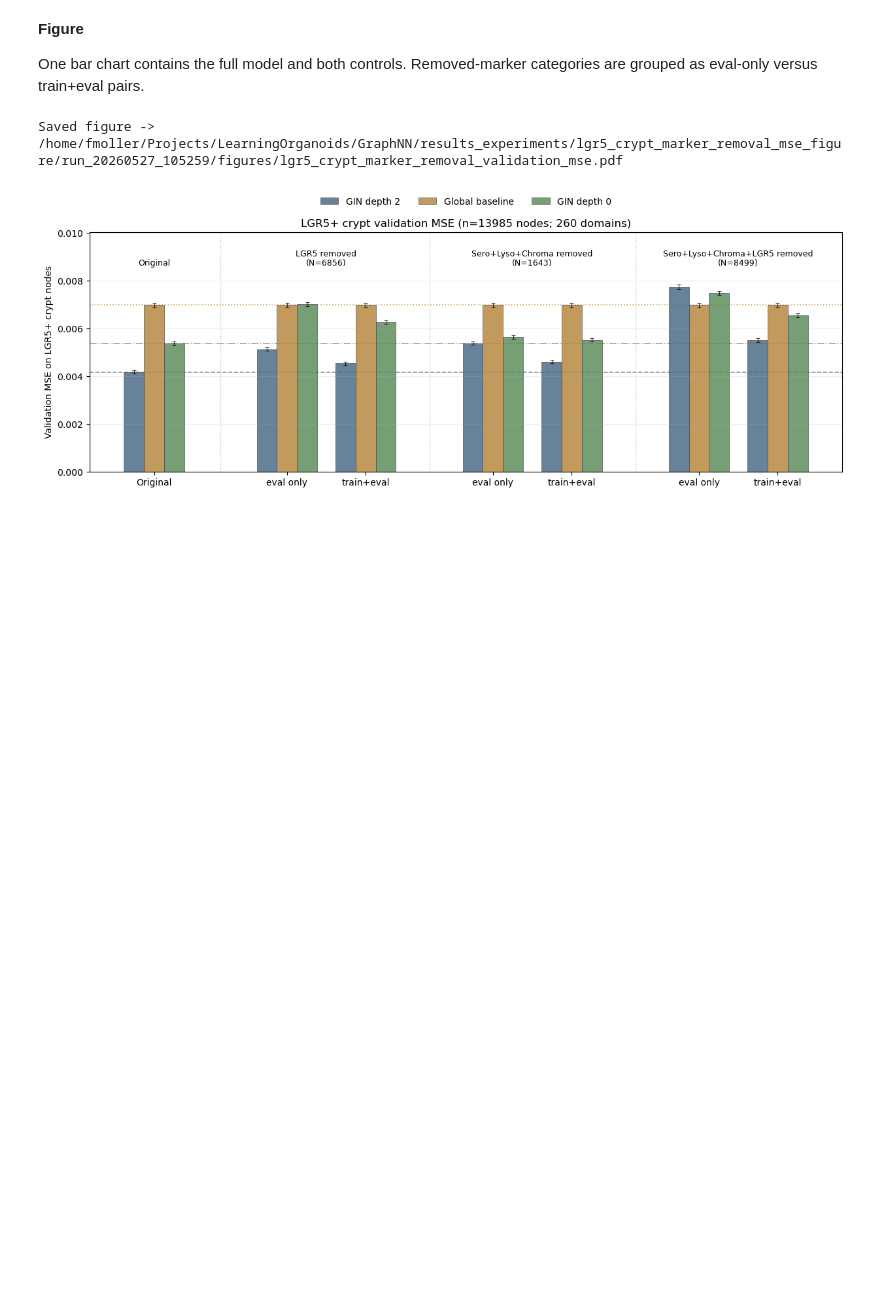
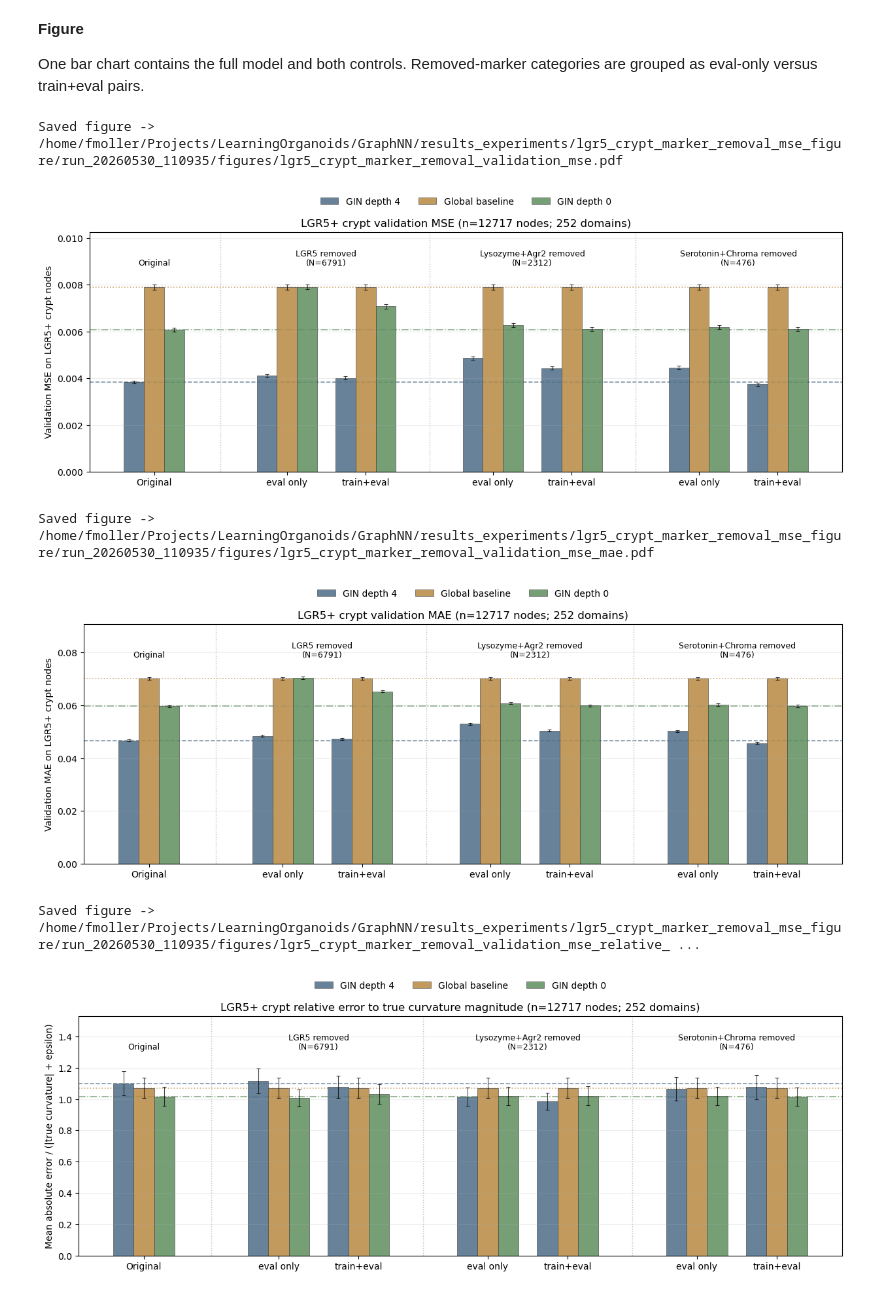
Before and after one commit to fskovbo/organoid_GNN, a Jupyter notebook: experiments/lgr5_crypt_marker_removal_mse_figure.ipynb, the cells around one changed output. Drawn from its saved outputs; the diff is of its cells as text; code cells hidden in the pictures; blank space fills up the shorter version.

Commit message:
Started using new dataset and included option in all experiments to exclude day3p5

```diff
--- a/experiments/lgr5_crypt_marker_removal_mse_figure.ipynb
+++ b/experiments/lgr5_crypt_marker_removal_mse_figure.ipynb
@@ -38,7 +38,7 @@ cuda         = True
 The settings mirror the current experiment notebooks. `REMOVAL_SETS` defines the marker-removal categories; each non-original category is evaluated both as eval-only removal and as train+eval removal.
 # %%
 # Data and target settings
-DATASET_NAME = "mean_curvature_smooth"
+DATASET_NAME = "fixed_new"
 TARGET_INDICES = [0]
 TARGET_INDEX_FOR_PLOTS = 0
 USE_GLOBAL_FEATURES = True
@@ -60,7 +60,7 @@ OUTLIER_CLIP_QUANTILES = (0.005, 0.995)
 VAL_FRAC = 0.3
 SPLIT_SEED = None
 DCRYPT_FIELD = "d_crypts_graph"
-DCRYPT_CRYPT_MAX = 0.75
+DCRYPT_CRYPT_MAX = 0.7
 LGR5_MARKER_NAME = "LGR5"
 
 # Marker-removal categories
@@ -71,21 +71,21 @@ REMOVAL_SETS = [
         "markers": ["LGR5"],
     },
     {
-        "key": "slc_removed",
-        "label": "Sero+Lyso+Chroma removed",
-        "markers": ["Serotonin", "Lysozyme", "Chroma"],
+        "key": "lysozyme_agr2_removed",
+        "label": "Lysozyme+Agr2 removed",
+        "markers": ["Lysozyme", "Agr2"],
     },
     {
-        "key": "slc_lgr5_removed",
-        "label": "Sero+Lyso+Chroma+LGR5 removed",
-        "markers": ["Serotonin", "Lysozyme", "Chroma", "LGR5"],
+        "key": "serotonin_chroma_removed",
+        "label": "Serotonin+Chroma removed",
+        "markers": ["Serotonin", "Chroma"],
     },
 ]
 
 # Model settings
 MODEL_CLASS = "GINCurvature"
-NUM_LAYERS = 2
-HIDDEN_DIM = 4 * 64
+NUM_LAYERS = 4
+HIDDEN_DIM = 2 * 64
 DROPOUT = 0.1
 NORM = "batch"
 RESIDUAL = True
@@ -784,7 +857,7 @@ Saved metrics -> /home/fmoller/Projects/LearningOrganoids/GraphNN/results_experi
 
 One bar chart contains the full model and both controls. Removed-marker categories are grouped as eval-only versus train+eval pairs.
 # %%
-def plot_lgr5_crypt_mse(metrics_df):
+def plot_lgr5_crypt_error_metric(metrics_df, metric_col, sem_col, ylabel, title, filename):
     model_order = ["model", "global_baseline", "gin_depth0"]
     model_labels = {
         "model": f"GIN depth {NUM_LAYERS}",
@@ -848,8 +921,8 @@ def plot_lgr5_crypt_mse(metrics_df):
             ]
             if len(row) != 1:
                 raise ValueError(f"Expected one row for {category_key}/{mode_key}/{model_key}, got {len(row)}")
-            heights.append(float(row["mse"].iloc[0]))
-            errors.append(float(row["sem_mse"].iloc[0]))
+            heights.append(float(row[metric_col].iloc[0]))
+            errors.append(float(row[sem_col].iloc[0]))
         ax.bar(
             np.asarray(x_positions) + model_offset,
             heights,
@@ -864,7 +937,7 @@ def plot_lgr5_crypt_mse(metrics_df):
             error_kw={"elinewidth": 0.8, "capthick": 0.8, "alpha": 0.75},
         )
 
-    # Reference lines mark each model's MSE on the original validation data.
+    # Reference lines mark each model's value on the original validation data.
     for model_key in model_order:
         ref_row = metrics_df[
             (metrics_df["category_key"] == "original")
@@ -874,7 +947,7 @@ def plot_lgr5_crypt_mse(metrics_df):
         if len(ref_row) != 1:
             raise ValueError(f"Expected one original reference row for {model_key}, got {len(ref_row)}")
         ax.axhline(
-            float(ref_row["mse"].iloc[0]),
+            float(ref_row[metric_col].iloc[0]),
             color=model_colors[model_key],
             linestyle=reference_line_styles[model_key],
             linewidth=1.2,
@@ -882,39 +955,70 @@ def plot_lgr5_crypt_mse(metrics_df):
             zorder=0,
         )
 
     # Visual separators between marker-removal categories.
     pair_boundaries = []
     for idx in range(len(x_positions) - 1):
         left_cat = condition_specs[idx][0]
         right_cat = condition_specs[idx + 1][0]
         if left_cat != right_cat:
             pair_boundaries.append((x_positions[idx] + x_positions[idx + 1]) / 2)
     for boundary in pair_boundaries:
         ax.axvline(boundary, color="0.75", linestyle=":", linewidth=1)
 
     ax.set_xticks(x_positions)
     ax.set_xticklabels(tick_labels, rotation=0, ha="center")
-    ax.set_ylabel("Validation MSE on LGR5+ crypt nodes")
-    ax.set_title(f"LGR5+ crypt validation MSE (n={int(lgr5_crypt_mask.sum())} nodes; {n_lgr5_crypt_domains} domains)")
+    ax.set_ylabel(ylabel)
+    ax.set_title(title)
     ax.grid(True, axis="y", alpha=0.22)
     ax.legend(frameon=False, ncols=3, loc="upper center", bbox_to_anchor=(0.5, 1.18))
 
     ymin, ymax = ax.get_ylim()
     y_text = ymax + 0.04 * (ymax - ymin)
     for center, label in zip(category_centers, category_labels):
         ax.text(center, y_text, label, ha="center", va="bottom", fontsize=9, linespacing=1.15)
     ax.set_ylim(ymin, ymax + 0.22 * (ymax - ymin))
 
     fig.tight_layout()
-    save_mpl_figure(fig, FIGURE_NAME)
+    save_mpl_figure(fig, filename)
     return fig, ax
 
 
-fig, ax = plot_lgr5_crypt_mse(metrics_df)
+fig, ax = plot_lgr5_crypt_error_metric(
+    metrics_df,
+    "mse",
+    "sem_mse",
+    "Validation MSE on LGR5+ crypt nodes",
+    f"LGR5+ crypt validation MSE (n={int(lgr5_crypt_mask.sum())} nodes; {n_lgr5_crypt_domains} domains)",
+    FIGURE_NAME,
+)
 plt.show()
+
+fig, ax = plot_lgr5_crypt_error_metric(
+    metrics_df,
+    "mae",
+    "sem_mae",
+    "Validation MAE on LGR5+ crypt nodes",
+    f"LGR5+ crypt validation MAE (n={int(lgr5_crypt_mask.sum())} nodes; {n_lgr5_crypt_domains} domains)",
+    f"{FIGURE_NAME}_mae",
+)
+plt.show()
+
+fig, ax = plot_lgr5_crypt_error_metric(
+    metrics_df,
+    "mean_relative_error",
+    "sem_mean_relative_error",
+    "Mean absolute error / (|true curvature| + epsilon)",
+    f"LGR5+ crypt relative error to true curvature magnitude (n={int(lgr5_crypt_mask.sum())} nodes; {n_lgr5_crypt_domains} domains)",
+    f"{FIGURE_NAME}_relative_error_vs_true_curvature",
+)
+plt.show()
 # %% [output]
-Saved figure -> /home/fmoller/Projects/LearningOrganoids/GraphNN/results_experiments/lgr5_crypt_marker_removal_mse_figure/run_20260527_105259/figures/lgr5_crypt_marker_removal_validation_mse.pdf
+Saved figure -> /home/fmoller/Projects/LearningOrganoids/GraphNN/results_experiments/lgr5_crypt_marker_removal_mse_figure/run_20260530_110935/figures/lgr5_crypt_marker_removal_validation_mse.pdf
-[figure, old version]
+[figure, new version]
+Saved figure -> /home/fmoller/Projects/LearningOrganoids/GraphNN/results_experiments/lgr5_crypt_marker_removal_mse_figure/run_20260530_110935/figures/lgr5_crypt_marker_removal_validation_mse_mae.pdf
+[figure, added]
+Saved figure -> /home/fmoller/Projects/LearningOrganoids/GraphNN/results_experiments/lgr5_crypt_marker_removal_mse_figure/run_20260530_110935/figures/lgr5_crypt_marker_removal_validation_mse_relative_ ...
+[figure, added]
 # %%
 experiment_config = {
     "experiment_group": EXPERIMENT_GROUP,
```
Also changed, not shown: parts of 9 cells of this notebook, 18 other files.
